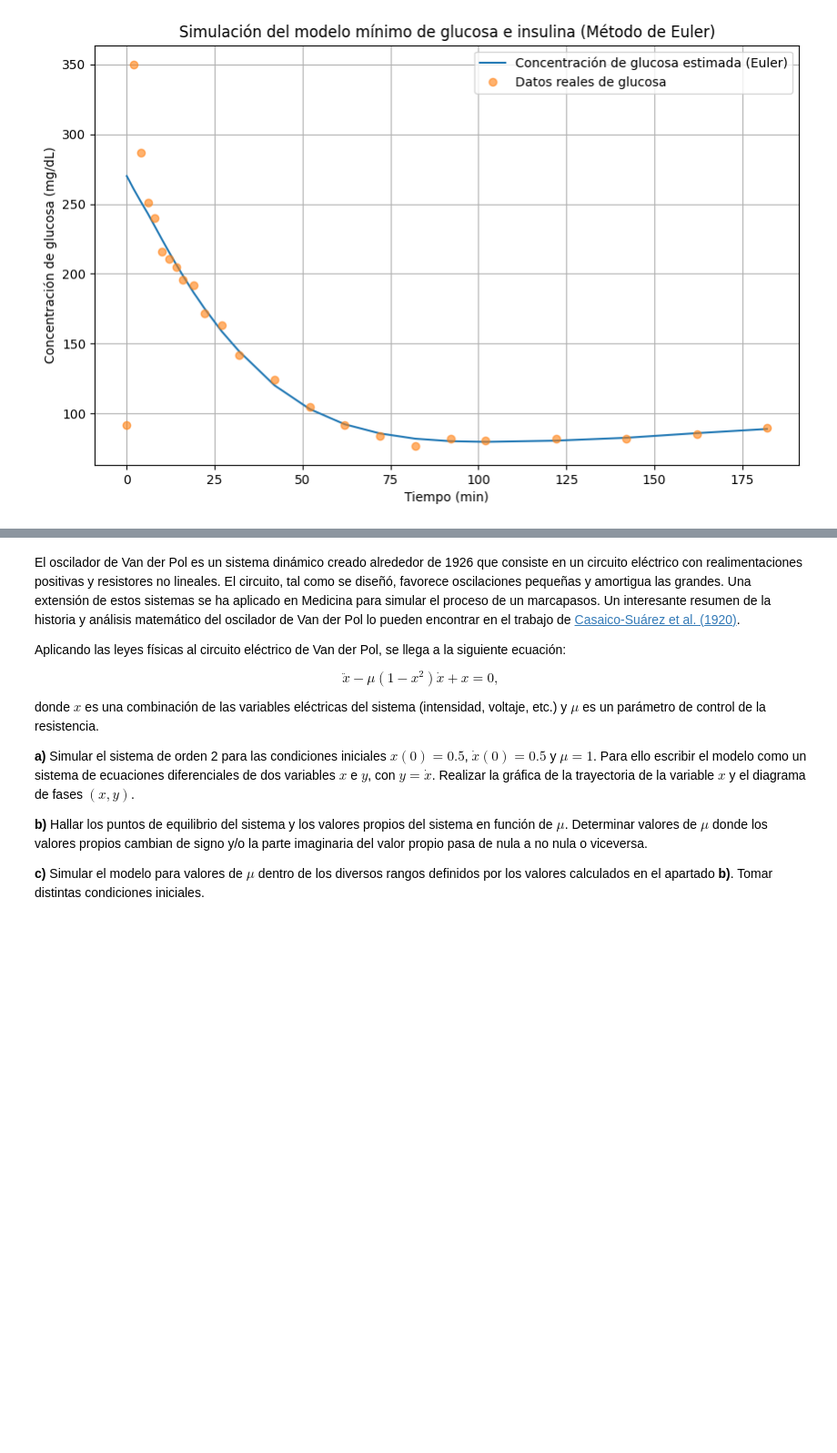
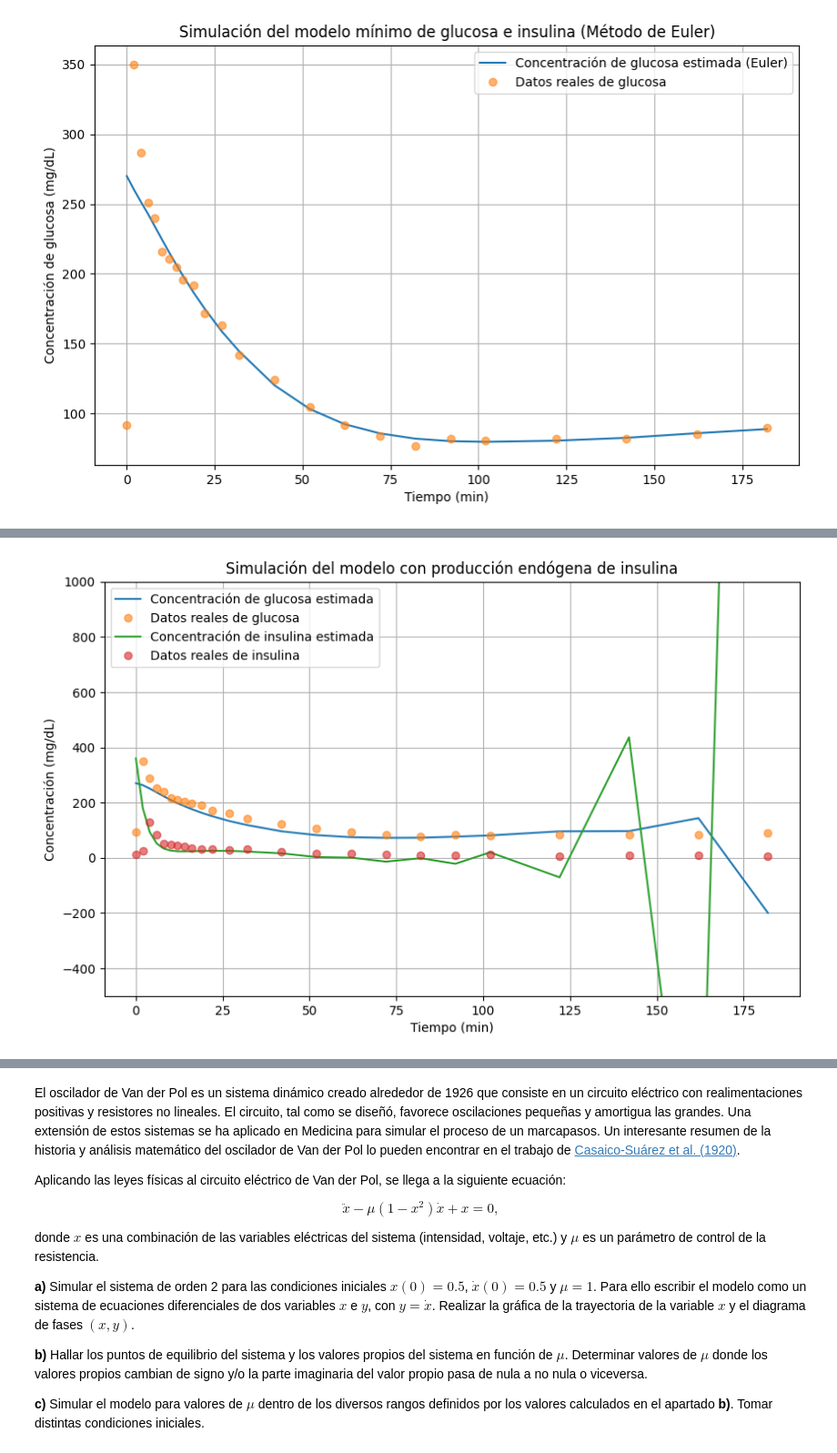
Before and after one commit to Davidgrcdz/SACSE-Practicas, a Jupyter notebook: Ejercicios/Ejercicios_det2_prop.ipynb, the cells around one changed output, grey strips where cells are left out. Shown at 91% size. Saved outputs shown, nothing was run; the diff lists cells and outputs as text; code cells hidden in the pictures; blank space fills up the shorter version.

```diff
--- a/Ejercicios/Ejercicios_det2_prop.ipynb
+++ b/Ejercicios/Ejercicios_det2_prop.ipynb
@@ -119,15 +138,16 @@ Ib = insulin_data[0]  # Nivel basal de insulina
 G0 = 270  # Concentración inicial de glucosa
 X0 = 0    # Concentración inicial de insulina en el fluido extracelular
 
+# Interpolar la concentración de insulina para cada minuto
+I_interpolated = np.interp(time, time, insulin_data)
+
 # Definir la función de Euler para resolver las ODEs
-def solveODE_euler(f, x0, t, D, arg=()):
+def solveODE_euler(f, x0, t, I_interpolated, arg=()):
     n = len(t)
     x = np.zeros((n, len(x0)))
     x[0] = x0
     for i in range(n - 1):
-        # Interpolar la concentración de insulina para cada minuto
-        I = np.interp(t[i], time, D)
-        x[i+1] = x[i] + (t[i+1] - t[i]) * f(x[i], t[i], I, *arg)
+        x[i+1] = x[i] + (t[i+1] - t[i]) * f(x[i], t[i], I_interpolated[i], *arg)
     return x
 
 # Definir la función que representa el sistema de ecuaciones diferenciales
@@ -149,7 +169,7 @@ def cost_function(params):
 initial_params = [k1, k2, k3]
 
 # Realizar la optimización para encontrar los mejores valores de los parámetros
-result = minimize(cost_function, initial_params, method='Nelder-Mead')
+result = minimize(cost_function, initial_params)
 
 # Obtener los mejores valores de los parámetros
 best_params = result.x
@@ -159,14 +179,14 @@ k1_best, k2_best, k3_best = best_params
 y0 = [G0, X0]
 
 # Resolver las ecuaciones utilizando el método de Euler
-solution_euler = solveODE_euler(sys, y0, time, insulin_data, (k1_best, k2_best, k3_best, Gb, Ib))
+solution = solveODE_euler(sys, y0, time, insulin_data, (k1_best, k2_best, k3_best, Gb, Ib))
 
 # Extraer la solución de la glucosa
-G_solution_euler = solution_euler[:, 0]
+G_solution = solution[:, 0]
 
 # Graficar los resultados
 plt.figure(figsize=(10,6))
-plt.plot(time, G_solution_euler, label='Concentración de glucosa estimada (Euler)')
+plt.plot(time, G_solution, label='Concentración de glucosa estimada (Euler)')
 plt.plot(time, glucose_data, 'o', label='Datos reales de glucosa', alpha=0.6)
 plt.xlabel('Tiempo (min)')
 plt.ylabel('Concentración de glucosa (mg/dL)')
@@ -212,0 +218,64 @@ plt.legend()
+# %%
+import pandas as pd
+import numpy as np
+import matplotlib.pyplot as plt
+
+# Definir las constantes dadas
+k1 = 0.02
+k2 = 0.02
+k3 = 1.5e-5
+Gb = glucose_data[0] # Nivel basal de glucosa
+Ib = insulin_data[0]  # Nivel basal de insulina
+
+# Condiciones iniciales del modelo original
+G0 = 270  # Concentración inicial de glucosa
+X0 = 0    # Concentración inicial de insulina en el fluido extracelular
+
+# Nuevos parámetros para el modelo de insulina endógena
+k = 0.25
+gamma = 0.004
+GT = 80
+I0 = 360  # Nueva condición inicial para la insulina
+
+# Definir la función de Euler para resolver las ODEs
+def solveODE_euler(f, x0, t, arg=()):
+    n = len(t)
+    x = np.zeros((n, len(x0)))
+    x[0] = x0
+    for i in range(n - 1):
+        x[i+1] = x[i] + (t[i+1] - t[i]) * f(x[i], t[i], *arg)
+    return x
+
+# Definir la función que representa el sistema de ecuaciones diferenciales con producción endógena de insulina
+def sys(y, t, k1, k2, k3, k, gamma, Gb, Ib, GT):
+    G, X, I = y
+    dGdt = -k1 * (G - Gb) - X * G
+    dXdt = k3 * (I - Ib) - k2 * X
+    dIdt = -k * I + gamma * (G - GT) * t
+    return np.array([dGdt, dXdt, dIdt])
+
+# Condiciones iniciales para G, X, I
+y0 = [G0, X0, I0]
+
+# Resolver las ecuaciones utilizando el método de Euler para el nuevo sistema
+solution = solveODE_euler(sys, y0, time, (k1, k2, k3, k, gamma, Gb, Ib, GT))
+
+# Extraer la solución de la glucosa y la insulina
+G_solution = solution[:, 0]
+I_solution = solution[:, 2]
+
+# Graficar los resultados
+plt.figure(figsize=(10,6))
+plt.ylim(-500,1000)
+plt.plot(time, G_solution, label='Concentración de glucosa estimada')
+plt.plot(time, glucose_data, 'o', label='Datos reales de glucosa', alpha=0.6)
+plt.plot(time, I_solution, label='Concentración de insulina estimada')
+plt.plot(time, insulin_data, 'o', label='Datos reales de insulina', alpha=0.6)
+plt.xlabel('Tiempo (min)')
+plt.ylabel('Concentración (mg/dL)')
+plt.title('Simulación del modelo con producción endógena de insulina')
+plt.legend()
+plt.grid(True)
+plt.show()
+# %% [output]
+[figure, added]
```
Also changed, not shown: parts of 26 cells of this notebook, 1 other file.
